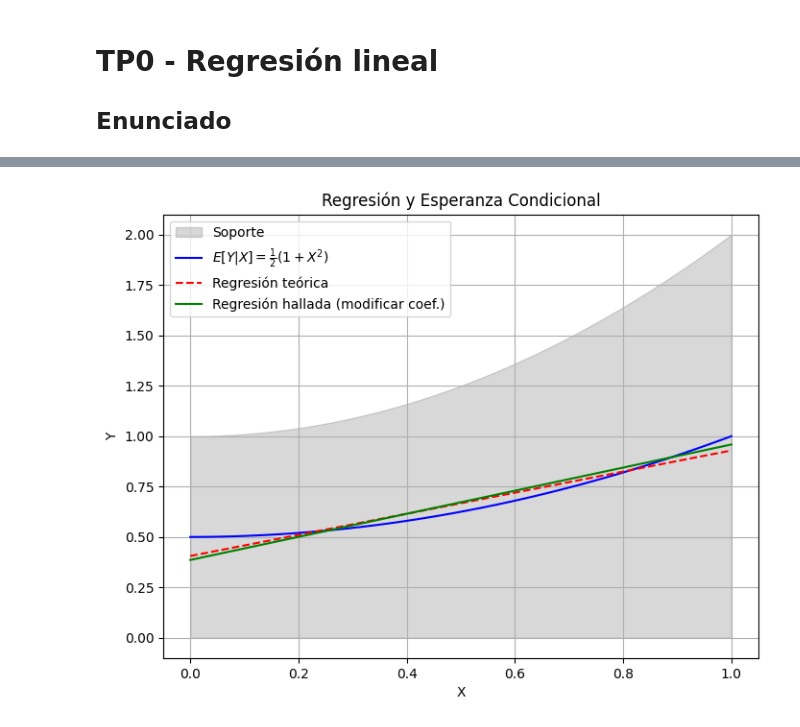
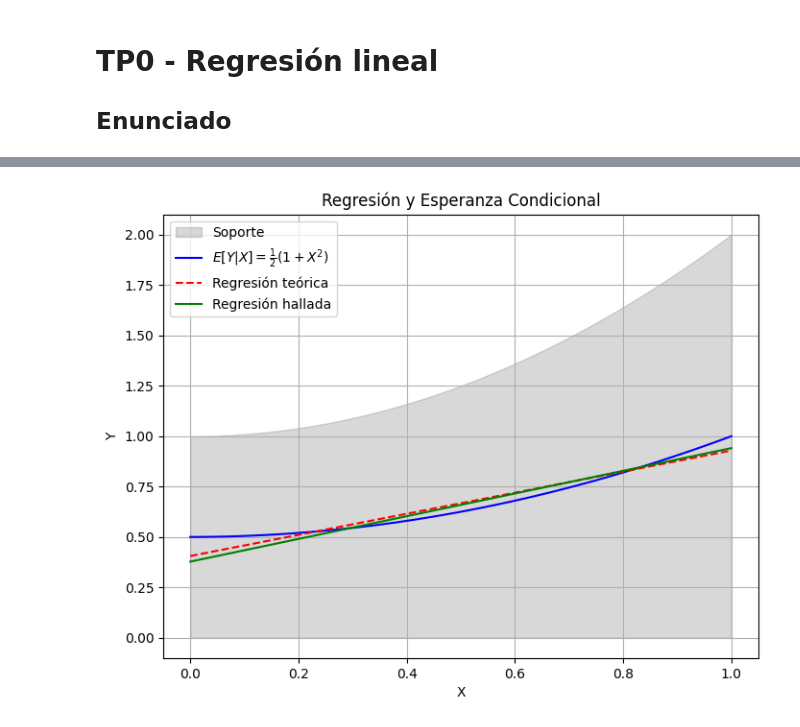
Before and after one commit to walteraguirre/TPS, a Jupyter notebook: TP01/TP01_regresion_lineal.ipynb, the cells around one changed output, grey strips where cells are left out. Cells and saved outputs as stored; diff of their text form; code cells hidden in the pictures.

```diff
--- a/TP01/TP01_regresion_lineal.ipynb
+++ b/TP01/TP01_regresion_lineal.ipynb
@@ -502,32 +547,32 @@ E_cond = 0.5 * (1 + x**2)
 Y_hat = (217/535) + (56/107) * x
 
 # Recta de regresión obtenida
 
 Y_hat_obtenida = b_obtenida + w_obtenida * x
 
 # Crear la figura
 plt.figure(figsize=(8, 6))
 
 # Graficar el soporte como un área sombreada
 plt.fill_between(x, y_min, y_max, color='gray', alpha=0.3, label="Soporte")
 
 # Graficar la esperanza condicional
 plt.plot(x, E_cond, 'b-', label=r"$E[Y|X] = \frac{1}{2} (1 + X^2)$")
 
 # Graficar la recta de regresión teórica
 plt.plot(x, Y_hat, 'r--', label=r"Regresión teórica")
 
 # Graficar la recta de regresión hallada
-plt.plot(x, Y_hat_obtenida, 'g-', label="Regresión hallada (modificar coef.)")
+plt.plot(x, Y_hat_obtenida, 'g-', label="Regresión hallada")
 
 # Etiquetas y leyenda
 plt.xlabel("X")
 plt.ylabel("Y")
 plt.legend()
 plt.title("Regresión y Esperanza Condicional")
 plt.grid(True)
 
 # Mostrar el gráfico
 plt.show()
 # %% [output]
-[figure, old version]
+[figure, new version]
```
Also changed, not shown: parts of 10 cells of this notebook.
